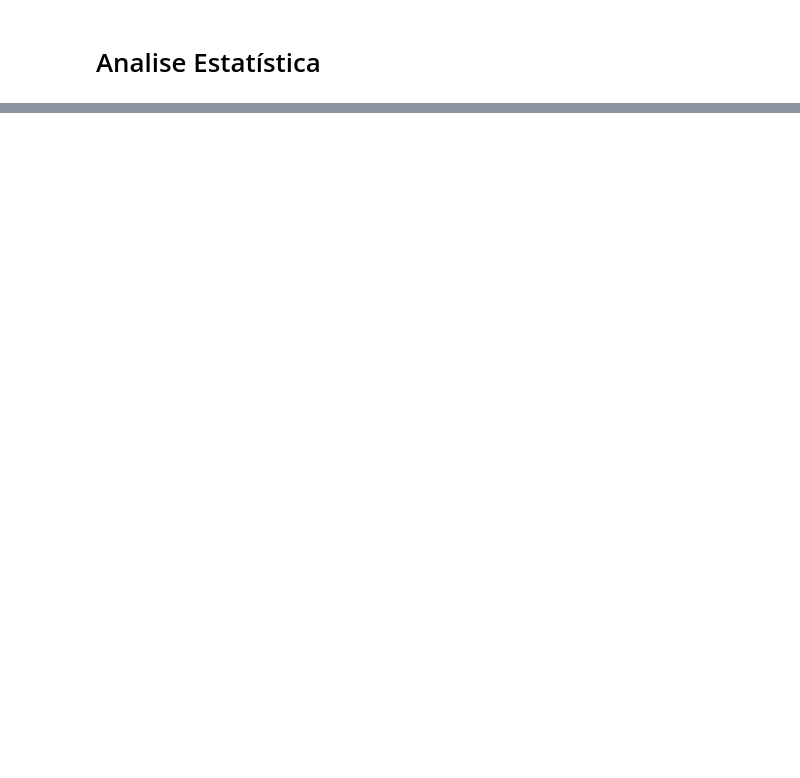
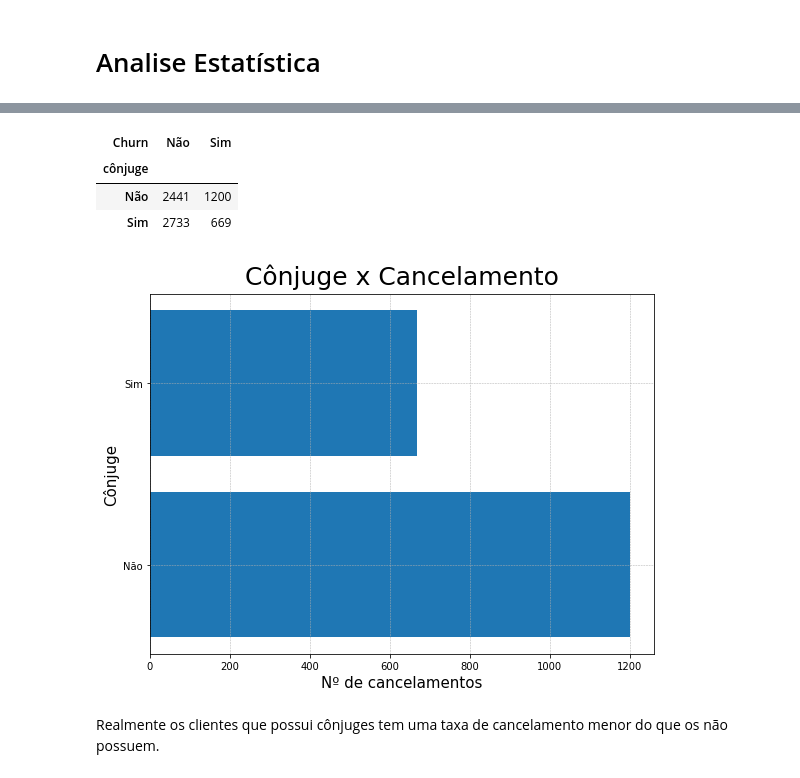
Before and after one commit to AndersonAyache/AluraVoz, a Jupyter notebook: AluraVoz.ipynb, the cells around one changed output, grey strips where cells are left out. Cells and saved outputs as stored; diff of their text form; code cells hidden in the pictures; blank space fills up the shorter version.

```diff
--- a/AluraVoz.ipynb
+++ b/AluraVoz.ipynb
@@ -577,0 +718,23 @@ A taxa de Churn na primeira análise: 26.54%
+# %%
+# tabela de frequência
+freq_chrun_conjuge = pd.crosstab(clientes['cônjuge'], clientes['Churn'])
+freq_chrun_conjuge
+# %% [output]
+| Churn | Não | Sim |
+| cônjuge |  |  |
+| Não | 2441 | 1200 |
+| Sim | 2733 | 669 |
+# %%
+fig = plt.figure(figsize=(7,5))
+eixo = fig.add_axes([0,0,1,1])
+
+indice = freq_chrun_conjuge.index
+eixo.barh(indice, freq_chrun_conjuge['Sim'])
+eixo.set_title('Cônjuge x Cancelamento', fontsize = 25, pad = 10)
+eixo.set_ylabel('Cônjuge', fontsize = 15)
+eixo.set_xlabel('Nº de cancelamentos', fontsize = 15)
+eixo.grid(linestyle='--', linewidth=0.5)
+# %% [output]
+[figure, added]
+# %% [markdown]
+Realmente os clientes que possui cônjuges tem uma taxa de cancelamento menor do que os não possuem.
```
Also changed, not shown: parts of 49 cells of this notebook.
